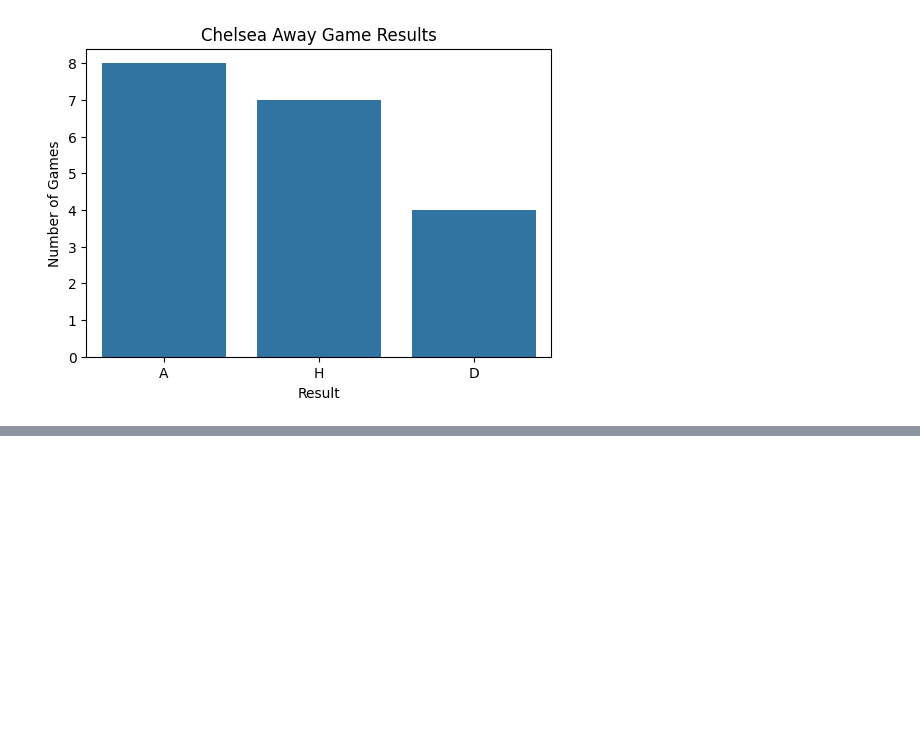
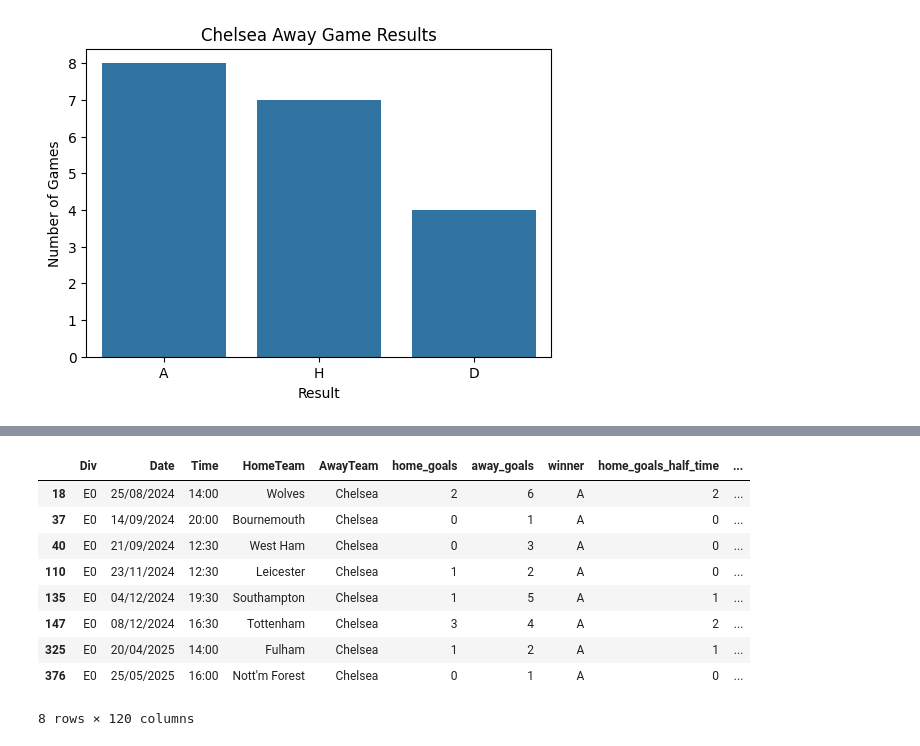
Before and after one commit to M-oses340/Chelsea-24-25-Epl-Data-Analysis, a Jupyter notebook: Epl24_25.ipynb, the cells around one changed output, grey strips where cells are left out. Cells and saved outputs as stored; diff of their text form; code cells hidden in the pictures; blank space fills up the shorter version.

```diff
--- a/Epl24_25.ipynb
+++ b/Epl24_25.ipynb
@@ -118,0 +142,13 @@ plt.show()
+# %%
+df_premier24[(df_premier24['AwayTeam'] == 'Chelsea') & (df_premier24['winner'] == 'A')]
+# %% [output]
+|  | Div | Date | Time | HomeTeam | AwayTeam | home_goals | away_goals | winner | home_goals_half_time | ... |
+| 18 | E0 | 25/08/2024 | 14:00 | Wolves | Chelsea | 2 | 6 | A | 2 | ... |
+| 37 | E0 | 14/09/2024 | 20:00 | Bournemouth | Chelsea | 0 | 1 | A | 0 | ... |
+| 40 | E0 | 21/09/2024 | 12:30 | West Ham | Chelsea | 0 | 3 | A | 0 | ... |
+| 110 | E0 | 23/11/2024 | 12:30 | Leicester | Chelsea | 1 | 2 | A | 0 | ... |
+| 135 | E0 | 04/12/2024 | 19:30 | Southampton | Chelsea | 1 | 5 | A | 1 | ... |
+| 147 | E0 | 08/12/2024 | 16:30 | Tottenham | Chelsea | 3 | 4 | A | 2 | ... |
+| 325 | E0 | 20/04/2025 | 14:00 | Fulham | Chelsea | 1 | 2 | A | 1 | ... |
+| 376 | E0 | 25/05/2025 | 16:00 | Nott'm Forest | Chelsea | 0 | 1 | A | 0 | ... |
+8 rows × 120 columns
```
Also changed, not shown: parts of 2 cells of this notebook.
